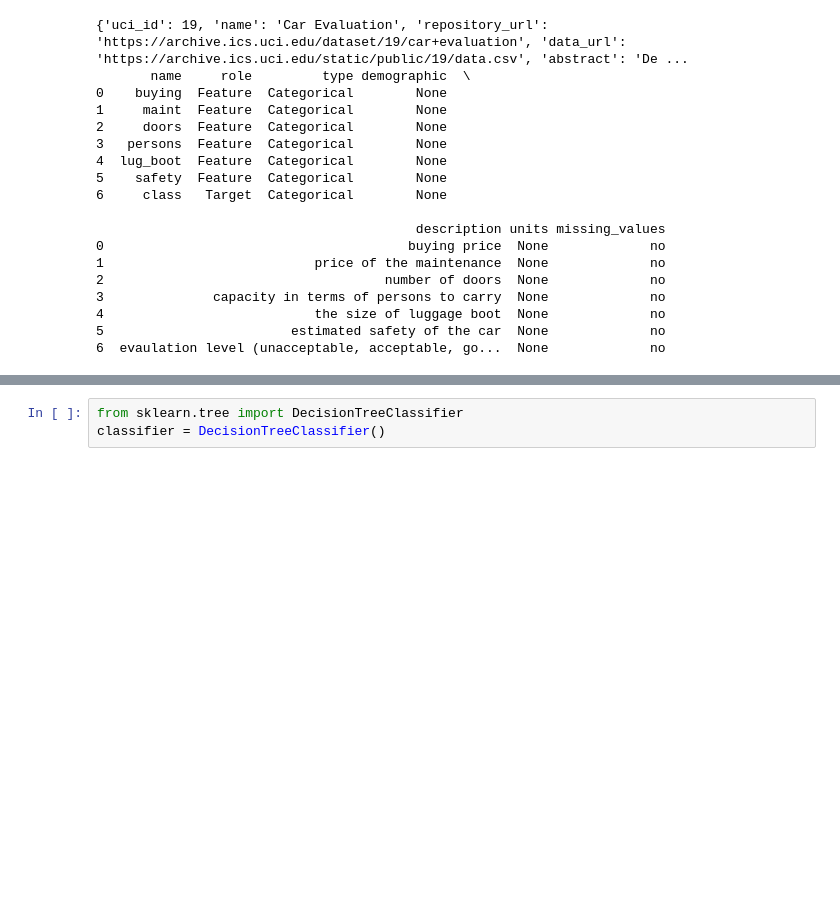
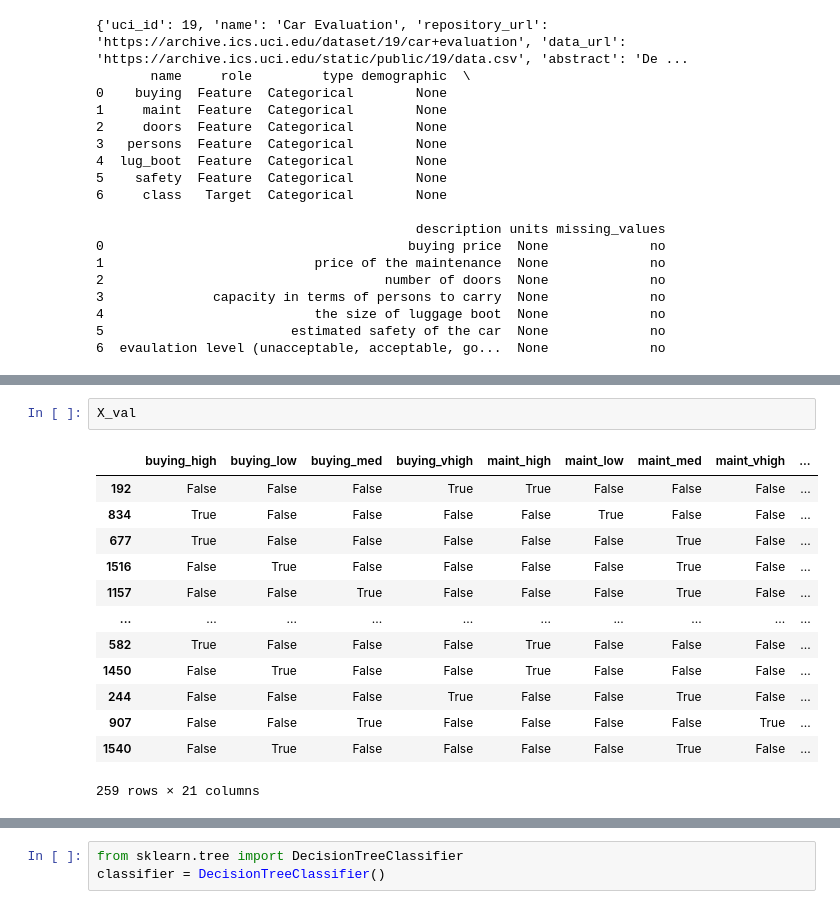
Before and after one commit to thetonmoy/Car-Evaluation, a Jupyter notebook: Car-Evaluation.ipynb, the cells around one changed output, grey strips where cells are left out. Saved outputs shown, nothing was run; the diff lists cells and outputs as text; blank space fills up the shorter version.

```diff
--- a/Car-Evaluation.ipynb
+++ b/Car-Evaluation.ipynb
@@ -73,0 +113,16 @@ X_val, X_test, y_val, y_test = train_test_split(X_temp, y_temp, test_size = 0.5,
+# %%
+X_val
+# %% [output]
+|  | buying_high | buying_low | buying_med | buying_vhigh | maint_high | maint_low | maint_med | maint_vhigh | ... |
+| 192 | False | False | False | True | True | False | False | False | ... |
+| 834 | True | False | False | False | False | True | False | False | ... |
+| 677 | True | False | False | False | False | False | True | False | ... |
+| 1516 | False | True | False | False | False | False | True | False | ... |
+| 1157 | False | False | True | False | False | False | True | False | ... |
+| ... | ... | ... | ... | ... | ... | ... | ... | ... | ... |
+| 582 | True | False | False | False | True | False | False | False | ... |
+| 1450 | False | True | False | False | True | False | False | False | ... |
+| 244 | False | False | False | True | False | False | True | False | ... |
+| 907 | False | False | True | False | False | False | False | True | ... |
+| 1540 | False | True | False | False | False | False | True | False | ... |
+259 rows × 21 columns
```
Also changed, not shown: parts of 12 cells of this notebook.
